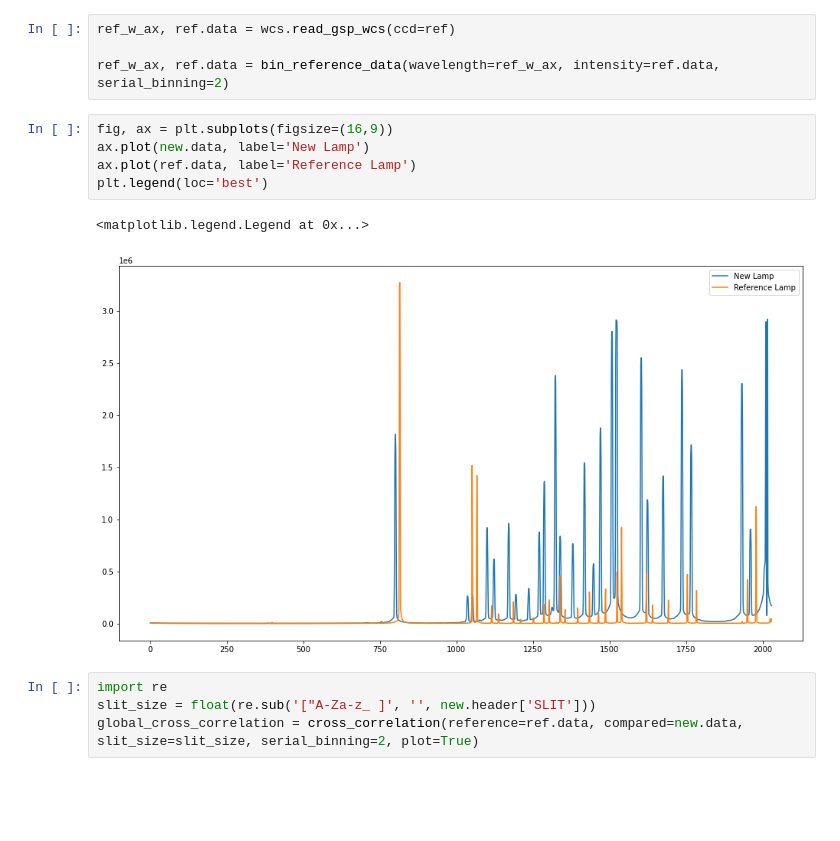
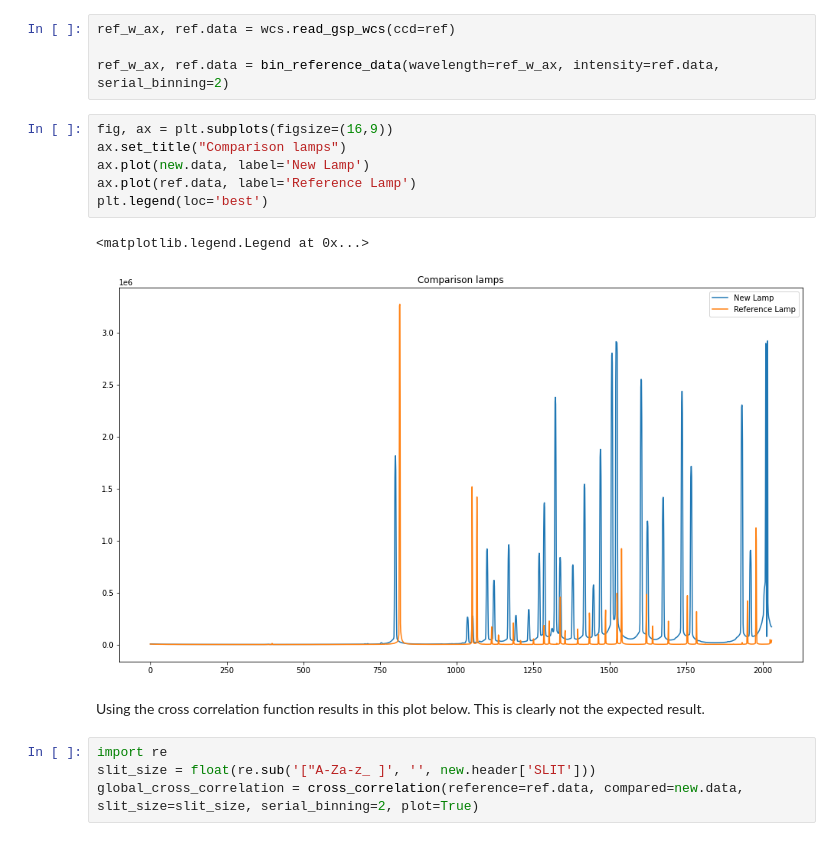
Before and after one commit to simontorres/general_documentation, a Jupyter notebook: jupyter-notebooks/pipeline_development/Improve Global Cross Correlation.ipynb, the cells around one changed output. Cells and saved outputs as stored; diff of their text form; blank space fills up the shorter version.

Commit message:
Created Improve Global Cross Correlation Notebook

```diff
--- a/jupyter-notebooks/pipeline_development/Improve Global Cross Correlation.ipynb
+++ b/jupyter-notebooks/pipeline_development/Improve Global Cross Correlation.ipynb
@@ -44,12 +32,15 @@ ref_w_ax, ref.data = wcs.read_gsp_wcs(ccd=ref)
 ref_w_ax, ref.data = bin_reference_data(wavelength=ref_w_ax, intensity=ref.data, serial_binning=2)
 # %%
 fig, ax = plt.subplots(figsize=(16,9))
+ax.set_title("Comparison lamps")
 ax.plot(new.data, label='New Lamp')
 ax.plot(ref.data, label='Reference Lamp')
 plt.legend(loc='best')
 # %% [output]
 <matplotlib.legend.Legend at 0x...>
-[figure, old version]
+[figure, new version]
+# %% [markdown]
+Using the cross correlation function results in this plot below. This is clearly not the expected result.
 # %%
 import re
 slit_size = float(re.sub('["A-Za-z_ ]', '', new.header['SLIT']))
```
Also changed, not shown: parts of 8 cells of this notebook.
